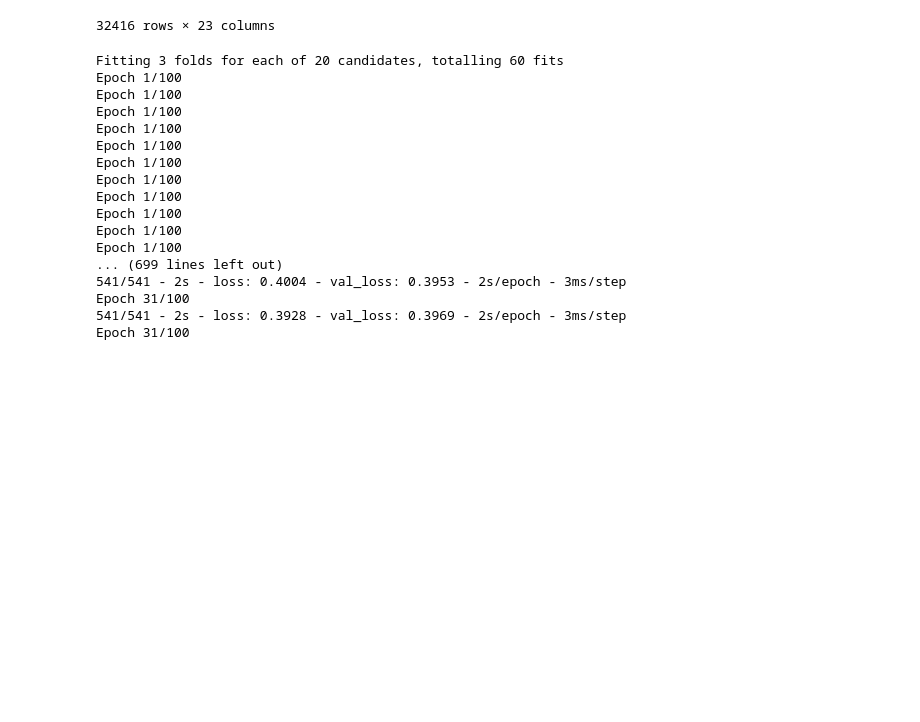
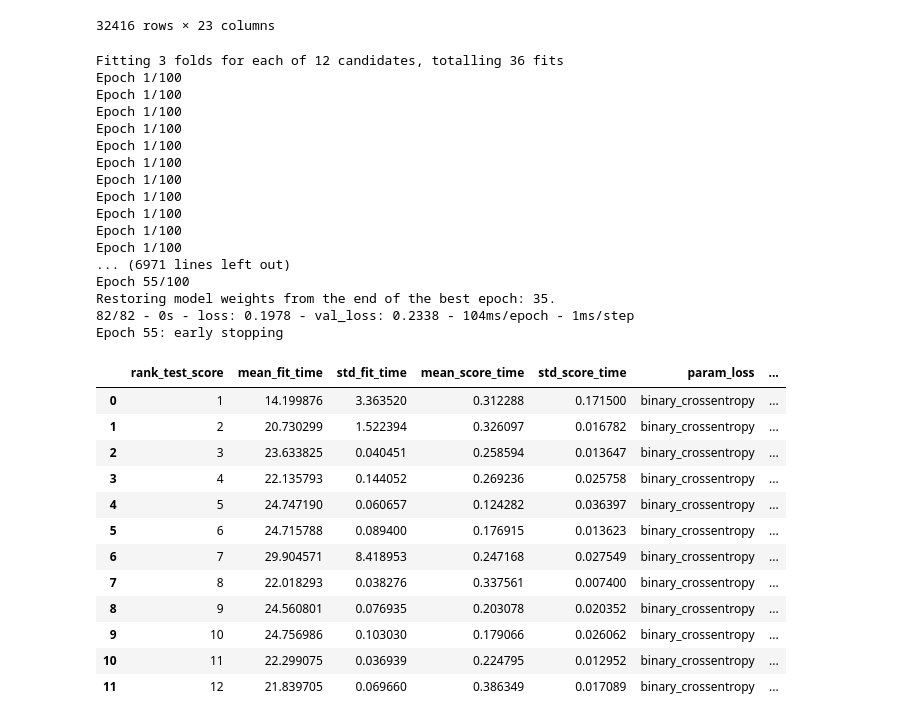
Before and after one commit to tblatrille/Keras_GridSearch, a Jupyter notebook: Classification.ipynb, the cells around one changed output. Cells and saved outputs as stored; diff of their text form; code cells hidden in the pictures; blank space fills up the shorter version.

```diff
--- a/Classification.ipynb
+++ b/Classification.ipynb
@@ -109,14 +110,14 @@ classifcator = DeepClassifier(
     epochs=100,
     train_ratio=0.8,
     val_ratio=0.2,
-    batch_size_custom=32,
+    batch_size_custom=32*8,
     fit__shuffle=True,
     optimizer=optimizers.Adam,
 )
 
 
 param_grid = {
-    "optimizer__learning_rate": [0.00001, 0.0001, 0.001, 0.01, 0.1],
+    "optimizer__learning_rate": [0.00001, 0.0001, 0.001],
     "loss":["binary_crossentropy"],
     "model__architecture": [
         {
@@ -149,47 +150,58 @@ clf = GridSearchCV(
     # Train all the models in paralel
     n_jobs=-1,
     cv=3,
-    #cv=predefined_split(
-    #    X,
-    #    batch_size_custom=32,
-    #    train_ratio=0.8,
-    #    val_ratio=0.2,
-    #),
     verbose=3,
     scoring='f1_macro',
 )
 
+# 80% train / 20% test
+# Train set will be splitted again in order to use 20% of it for Keras validation
 
-X = X.values.reshape((X.shape[0], X.shape[1], 1))
+X_train, X_test, y_train, y_test = train_test_split(X, Y, test_size=0.2, random_state=7)
 
-clf.fit(X, Y)
+X_train = X_train.values.reshape((X_train.shape[0], X_train.shape[1], 1))
+
+clf.fit(X_train, y_train)
 
 grid_search_cv = (
     pd.DataFrame.from_dict(clf.cv_results_)
     .sort_values(by=["rank_test_score"], ascending=True)
     .head(100)
 )
 
 grid_search_cv.index = grid_search_cv.rank_test_score
 grid_search_cv.to_csv("GridSearchResults.csv")
 
 
 pd.read_csv('GridSearchResults.csv')
 # %% [output]
-Fitting 3 folds for each of 20 candidates, totalling 60 fits
+Fitting 3 folds for each of 12 candidates, totalling 36 fits
 Epoch 1/100
 Epoch 1/100
 Epoch 1/100
 Epoch 1/100
 Epoch 1/100
 Epoch 1/100
 Epoch 1/100
 Epoch 1/100
 Epoch 1/100
 Epoch 1/100
 Epoch 1/100
-... (699 lines left out)
-541/541 - 2s - loss: 0.4004 - val_loss: 0.3953 - 2s/epoch - 3ms/step
-Epoch 31/100
-541/541 - 2s - loss: 0.3928 - val_loss: 0.3969 - 2s/epoch - 3ms/step
-Epoch 31/100
+... (6971 lines left out)
+Epoch 55/100
+Restoring model weights from the end of the best epoch: 35.
+82/82 - 0s - loss: 0.1978 - val_loss: 0.2338 - 104ms/epoch - 1ms/step
+Epoch 55: early stopping
+|  | rank_test_score | mean_fit_time | std_fit_time | mean_score_time | std_score_time | param_loss | ... |
+| 0 | 1 | 14.199876 | 3.363520 | 0.312288 | 0.171500 | binary_crossentropy | ... |
+| 1 | 2 | 20.730299 | 1.522394 | 0.326097 | 0.016782 | binary_crossentropy | ... |
+| 2 | 3 | 23.633825 | 0.040451 | 0.258594 | 0.013647 | binary_crossentropy | ... |
+| 3 | 4 | 22.135793 | 0.144052 | 0.269236 | 0.025758 | binary_crossentropy | ... |
+| 4 | 5 | 24.747190 | 0.060657 | 0.124282 | 0.036397 | binary_crossentropy | ... |
+| 5 | 6 | 24.715788 | 0.089400 | 0.176915 | 0.013623 | binary_crossentropy | ... |
+| 6 | 7 | 29.904571 | 8.418953 | 0.247168 | 0.027549 | binary_crossentropy | ... |
+| 7 | 8 | 22.018293 | 0.038276 | 0.337561 | 0.007400 | binary_crossentropy | ... |
+| 8 | 9 | 24.560801 | 0.076935 | 0.203078 | 0.020352 | binary_crossentropy | ... |
+| 9 | 10 | 24.756986 | 0.103030 | 0.179066 | 0.026062 | binary_crossentropy | ... |
+| 10 | 11 | 22.299075 | 0.036939 | 0.224795 | 0.012952 | binary_crossentropy | ... |
+| 11 | 12 | 21.839705 | 0.069660 | 0.386349 | 0.017089 | binary_crossentropy | ... |
```
Also changed, not shown: parts of 5 cells of this notebook, 2 other files.
